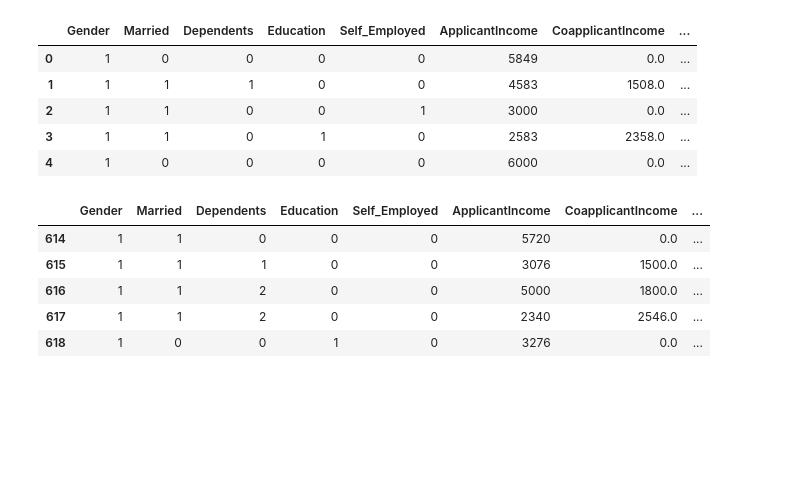
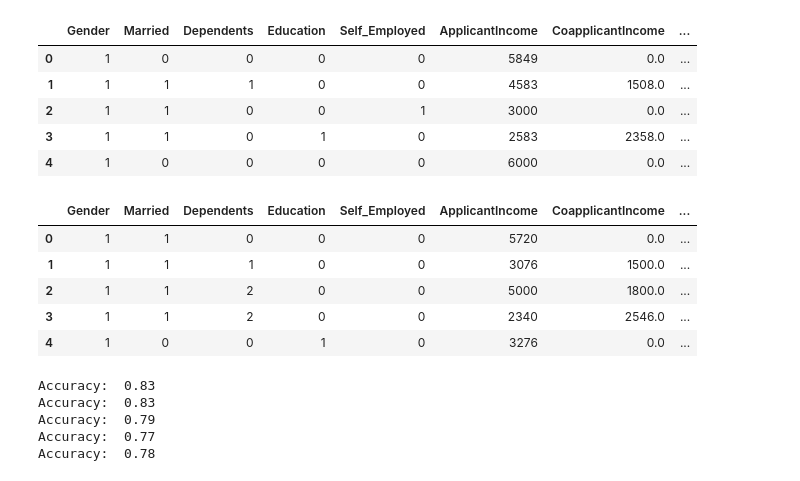
Before and after one commit to madhurkgp/loan_prediction, a Jupyter notebook: madhur.ipynb, the cells around one changed output. Drawn from its saved outputs; the diff is of its cells as text; code cells hidden in the pictures; blank space fills up the shorter version.

Commit message:
statified k fold - 5 xgb

```diff
--- a/madhur.ipynb
+++ b/madhur.ipynb
@@ -1,10 +1,9 @@
 # %%
 import pandas as pd
+import numpy as np
 from sklearn.preprocessing import LabelEncoder
 from sklearn.model_selection import train_test_split
 from sklearn.metrics import recall_score, roc_auc_score,accuracy_score
-from sklearn import cross_validation
-from sklearn.grid_search import GridSearchCV
 import xgboost as xgb
 from xgboost import XGBClassifier
 import seaborn as sns
@@ -12,9 +11,10 @@ from datetime import datetime
 import matplotlib.pyplot as plt
 from matplotlib.pylab import rcParams
 le = LabelEncoder()
+out_transform = LabelEncoder()
 # %%
 train = pd.read_csv('train_ctrUa4K.csv',sep=',')
-train['Loan_Status'] = le.fit_transform(train['Loan_Status'])
+train['Loan_Status'] = out_transform.fit_transform(train['Loan_Status'])
 train.head()
 # %% [output]
 |  | Loan_ID | Gender | Married | Dependents | Education | Self_Employed | ApplicantIncome | CoapplicantIncome | ... |
@@ -126,15 +127,16 @@ train.head()
 | 4 | 1 | 0 | 0 | 0 | 0 | 6000 | 0.0 | ... |
 # %%
 test = df_all[df_all['Loan_Status']==-1]
+test.reset_index(inplace=True,drop=True)
 del test['Loan_Status']
 test.head()
 # %% [output]
 |  | Gender | Married | Dependents | Education | Self_Employed | ApplicantIncome | CoapplicantIncome | ... |
-| 614 | 1 | 1 | 0 | 0 | 0 | 5720 | 0.0 | ... |
-| 615 | 1 | 1 | 1 | 0 | 0 | 3076 | 1500.0 | ... |
-| 616 | 1 | 1 | 2 | 0 | 0 | 5000 | 1800.0 | ... |
-| 617 | 1 | 1 | 2 | 0 | 0 | 2340 | 2546.0 | ... |
-| 618 | 1 | 0 | 0 | 1 | 0 | 3276 | 0.0 | ... |
+| 0 | 1 | 1 | 0 | 0 | 0 | 5720 | 0.0 | ... |
+| 1 | 1 | 1 | 1 | 0 | 0 | 3076 | 1500.0 | ... |
+| 2 | 1 | 1 | 2 | 0 | 0 | 5000 | 1800.0 | ... |
+| 3 | 1 | 1 | 2 | 0 | 0 | 2340 | 2546.0 | ... |
+| 4 | 1 | 0 | 0 | 1 | 0 | 3276 | 0.0 | ... |
 # %%
 y = train[['Loan_Status']]
 del train['Loan_Status']
@@ -142,0 +145,28 @@ X_train, X_cv, y_train, y_cv = train_test_split(X, y, test_size=0.25, random_sta
+# %%
+from sklearn.model_selection import KFold, StratifiedKFold
+from sklearn.metrics import accuracy_score
+accxgb = []
+y_pred_totxgb = []
+
+fold = StratifiedKFold(n_splits=5, shuffle=True, random_state=123456789)
+
+for train_index, test_index in fold.split(X,y):
+
+    X_train, X_test = X.loc[train_index], X.loc[test_index]
+    y_train, y_test = y.loc[train_index], y.loc[test_index]
+
+    alg = XGBClassifier(learning_rate=0.01, n_estimators=140, max_depth=5,
+                        objective='binary:logistic', nthread=4, seed=1)
+    alg.fit(X_train, y_train)
+    y_pred = alg.predict(X_test)
+    print("Accuracy: ", (round(accuracy_score(y_test, y_pred),2)))
+
+    accxgb.append(round(accuracy_score(y_test, y_pred),2))
+    p = alg.predict(test)
+    y_pred_totxgb.append(p)
+# %% [output]
+Accuracy:  0.83
+Accuracy:  0.83
+Accuracy:  0.79
+Accuracy:  0.77
+Accuracy:  0.78
```
Also changed, not shown: parts of 12 cells of this notebook, 1 other file.
